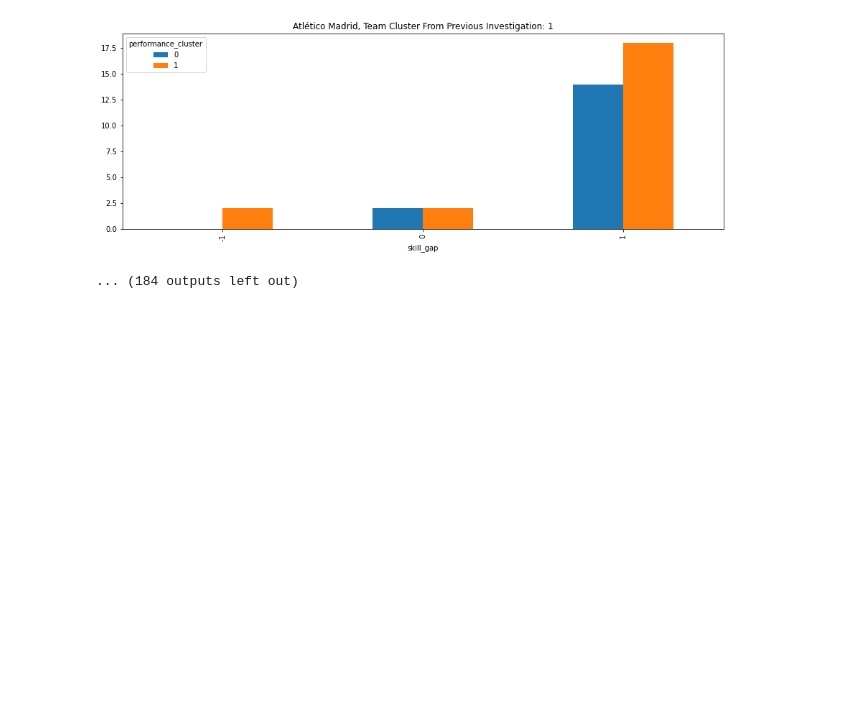
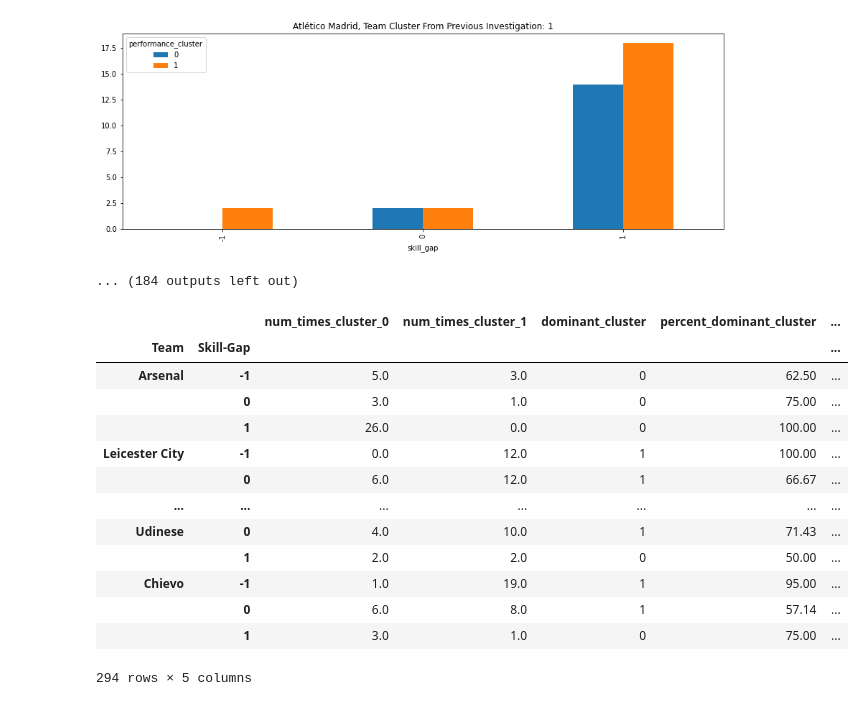
Before and after one commit to arifmoh2/thesis_soccer, a Jupyter notebook: notebooks/11_global_clustering_attempt.ipynb, the cells around one changed output. Drawn from its saved outputs; the diff is of its cells as text; code cells hidden in the pictures; blank space fills up the shorter version.

```diff
--- a/notebooks/11_global_clustering_attempt.ipynb
+++ b/notebooks/11_global_clustering_attempt.ipynb
@@ -346,3 +346,31 @@ for team in df_combined.index:
 <Figure size 432x288 with 0 Axes>
 [figure]
 ... (184 outputs left out)
+# %%
+df = aggr_stats.unstack().stack(level=1)
+df.columns = ['num_times_cluster_{}'.format(c) for c in df.columns]
+df.index = pd.MultiIndex.from_tuples([(df_combined.loc[i[0], 'name'].encode().decode('unicode-escape'), i[1]) for i in df.index],
+                                    names=['Team', 'Skill-Gap'])
+df['dominant_cluster'] = df.idxmax(axis=1).apply(lambda x: int(x.split('_')[-1]))
+df['percent_dominant_cluster'] = 100 * df[['num_times_cluster_0', 'num_times_cluster_1']].max(axis=1)/df[['num_times_cluster_0', 'num_times_cluster_1']].sum(axis=1)
+df['percent_dominant_cluster'] = df['percent_dominant_cluster'].round(2)
+df['sample_size (num_games)'] = df[['num_times_cluster_0', 'num_times_cluster_1']].sum(axis=1)
+df = df.fillna(0)
+df.to_csv('../figures/style_vs_skill_difference/performance_cluster_breakdown.csv')
+df.to_pickle('../figures/style_vs_skill_difference/performance_cluster_breakdown.pkl.gz')
+df
+# %% [output]
+|  |  | num_times_cluster_0 | num_times_cluster_1 | dominant_cluster | percent_dominant_cluster | ... |
+| Team | Skill-Gap |  |  |  |  | ... |
+| Arsenal | -1 | 5.0 | 3.0 | 0 | 62.50 | ... |
+|  | 0 | 3.0 | 1.0 | 0 | 75.00 | ... |
+|  | 1 | 26.0 | 0.0 | 0 | 100.00 | ... |
+| Leicester City | -1 | 0.0 | 12.0 | 1 | 100.00 | ... |
+|  | 0 | 6.0 | 12.0 | 1 | 66.67 | ... |
+| ... | ... | ... | ... | ... | ... | ... |
+| Udinese | 0 | 4.0 | 10.0 | 1 | 71.43 | ... |
+|  | 1 | 2.0 | 2.0 | 0 | 50.00 | ... |
+| Chievo | -1 | 1.0 | 19.0 | 1 | 95.00 | ... |
+|  | 0 | 6.0 | 8.0 | 1 | 57.14 | ... |
+|  | 1 | 3.0 | 1.0 | 0 | 75.00 | ... |
+294 rows × 5 columns
```
Also changed, not shown: parts of 3 cells of this notebook, 2 other files.
